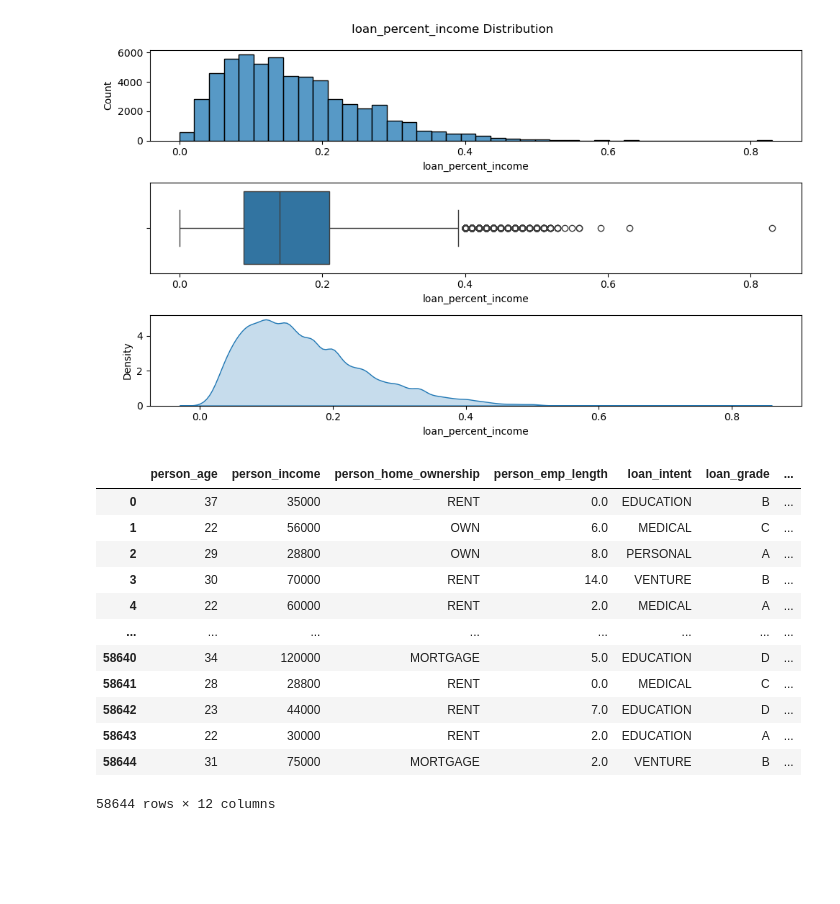
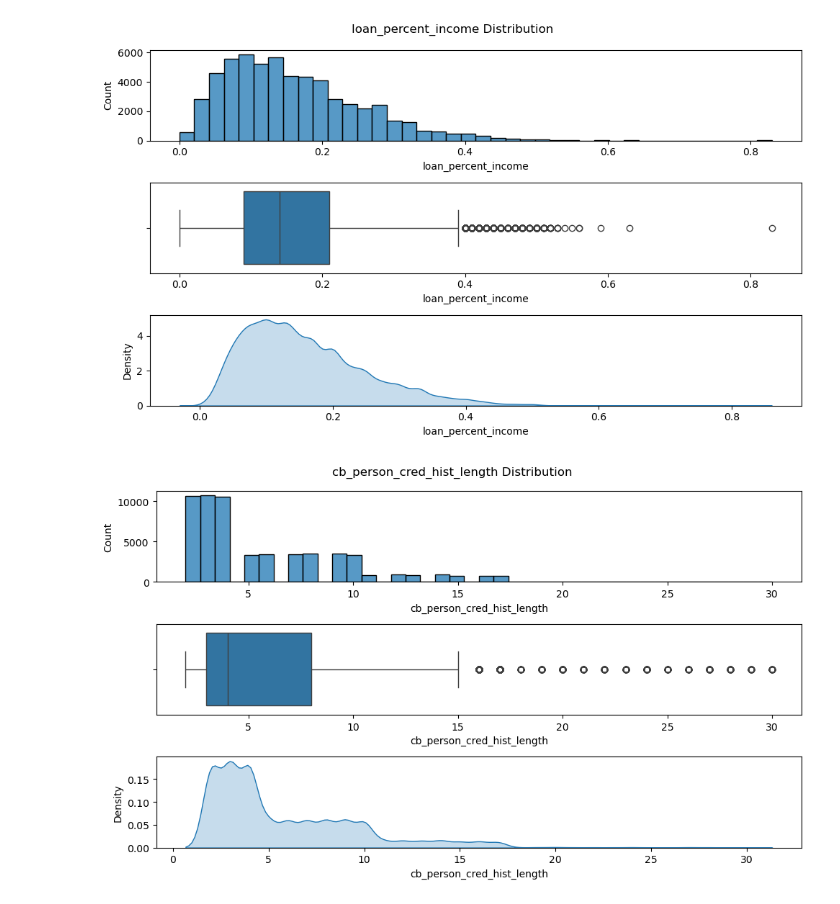
Before and after one commit to abdulvajid1/Loan-Approval-Prediction-, a Jupyter notebook: Loan Approval Prediction.ipynb, the cells around one changed output. Saved outputs shown, nothing was run; the diff lists cells and outputs as text; code cells hidden in the pictures; blank space fills up the shorter version.

```diff
--- a/Loan Approval Prediction.ipynb
+++ b/Loan Approval Prediction.ipynb
@@ -166,18 +162,6 @@ num_plot('loan_percent_income')
 # %% [output]
 [figure]
 # %%
-df
+num_plot('cb_person_cred_hist_length')
 # %% [output]
-|  | person_age | person_income | person_home_ownership | person_emp_length | loan_intent | loan_grade | ... |
-| 0 | 37 | 35000 | RENT | 0.0 | EDUCATION | B | ... |
-| 1 | 22 | 56000 | OWN | 6.0 | MEDICAL | C | ... |
-| 2 | 29 | 28800 | OWN | 8.0 | PERSONAL | A | ... |
-| 3 | 30 | 70000 | RENT | 14.0 | VENTURE | B | ... |
-| 4 | 22 | 60000 | RENT | 2.0 | MEDICAL | A | ... |
-| ... | ... | ... | ... | ... | ... | ... | ... |
-| 58640 | 34 | 120000 | MORTGAGE | 5.0 | EDUCATION | D | ... |
-| 58641 | 28 | 28800 | RENT | 0.0 | MEDICAL | C | ... |
-| 58642 | 23 | 44000 | RENT | 7.0 | EDUCATION | D | ... |
-| 58643 | 22 | 30000 | RENT | 2.0 | EDUCATION | A | ... |
-| 58644 | 31 | 75000 | MORTGAGE | 2.0 | VENTURE | B | ... |
-58644 rows × 12 columns
+[figure, added]
```
Also changed, not shown: parts of 16 cells of this notebook.
